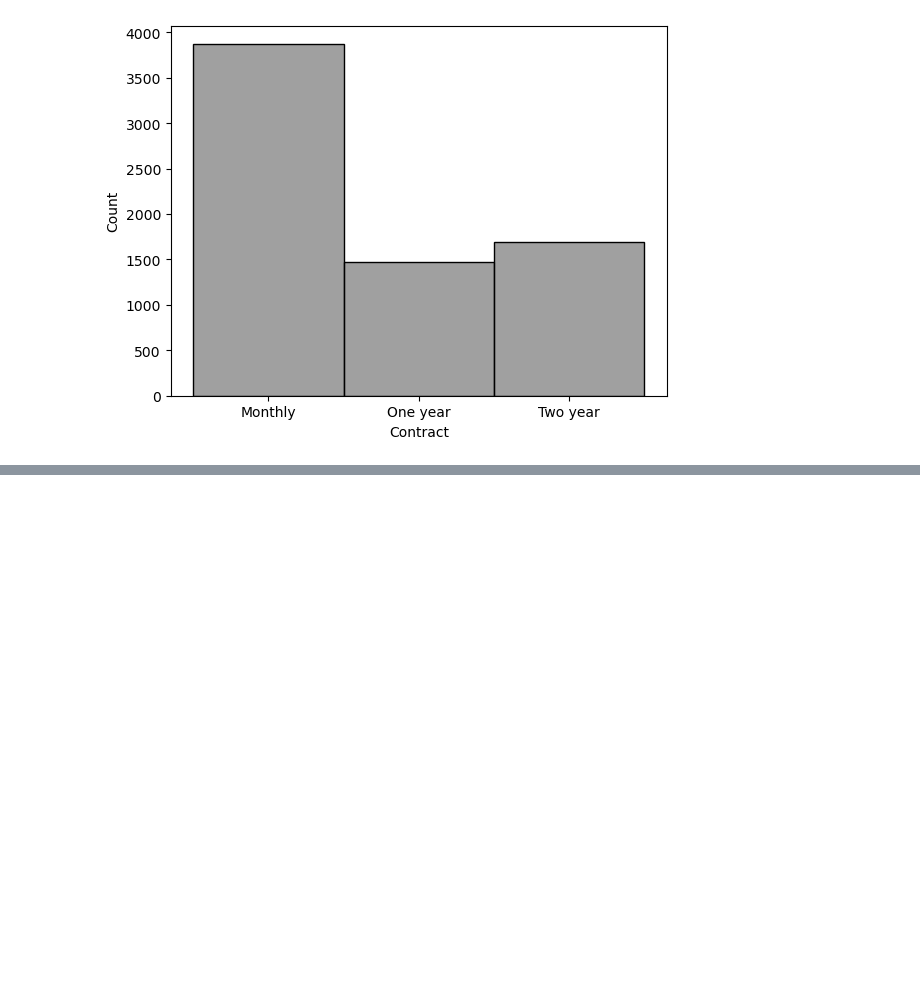
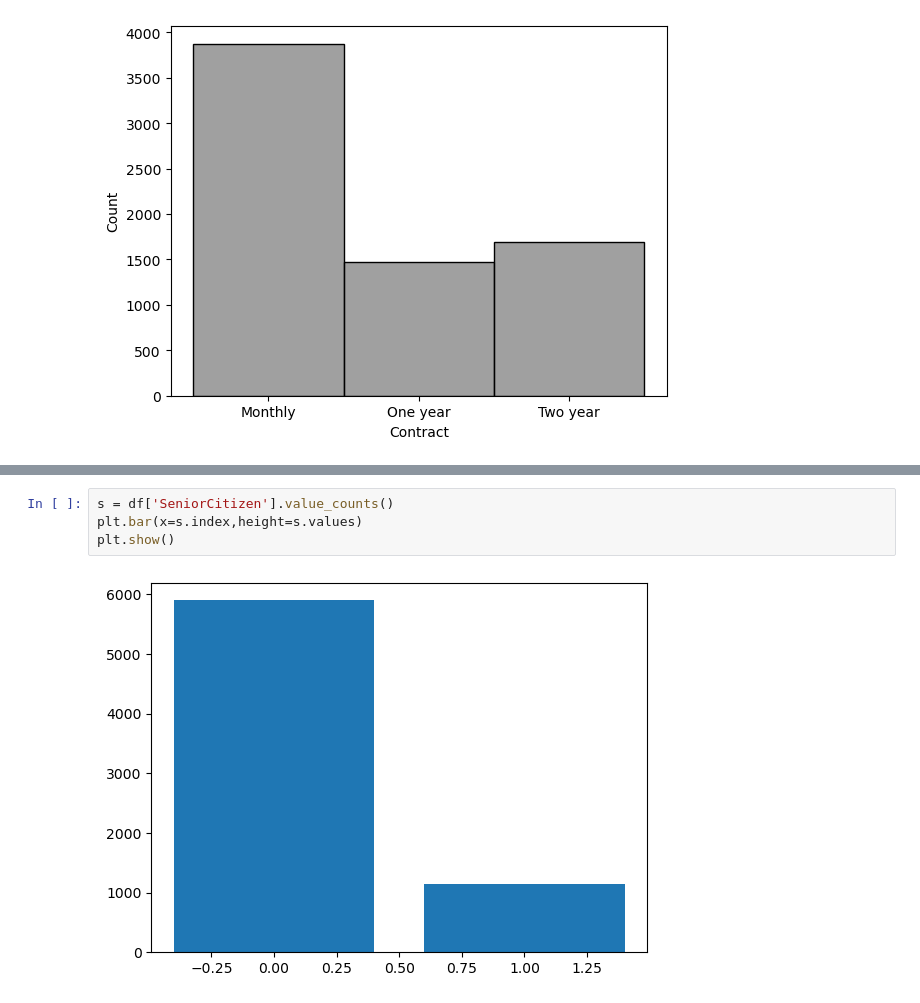
Before and after one commit to Hasan-Mahmood231/IBM-python, a Jupyter notebook: customer_churn.ipynb, the cells around one changed output, grey strips where cells are left out. Cells and saved outputs as stored; diff of their text form; blank space fills up the shorter version.

```diff
--- a/customer_churn.ipynb
+++ b/customer_churn.ipynb
@@ -214,0 +225,6 @@ plt.show()
+# %%
+s = df['SeniorCitizen'].value_counts()
+plt.bar(x=s.index,height=s.values)
+plt.show()
+# %% [output]
+[figure, added]
```
Also changed, not shown: parts of 2 cells of this notebook.
